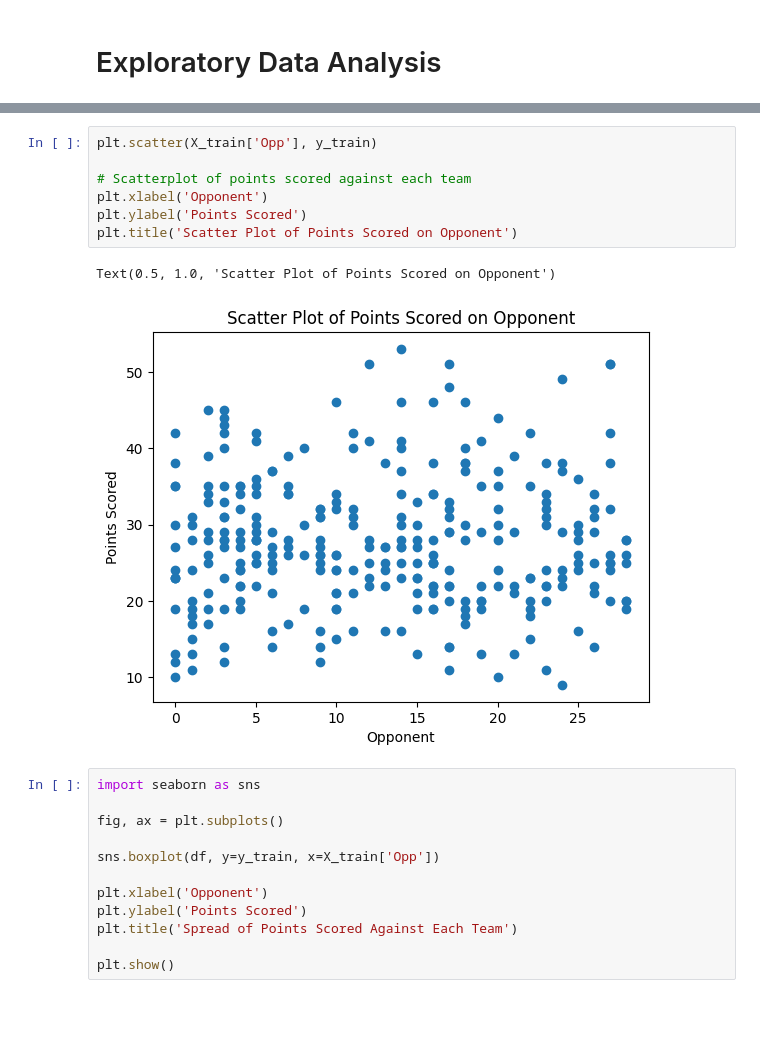
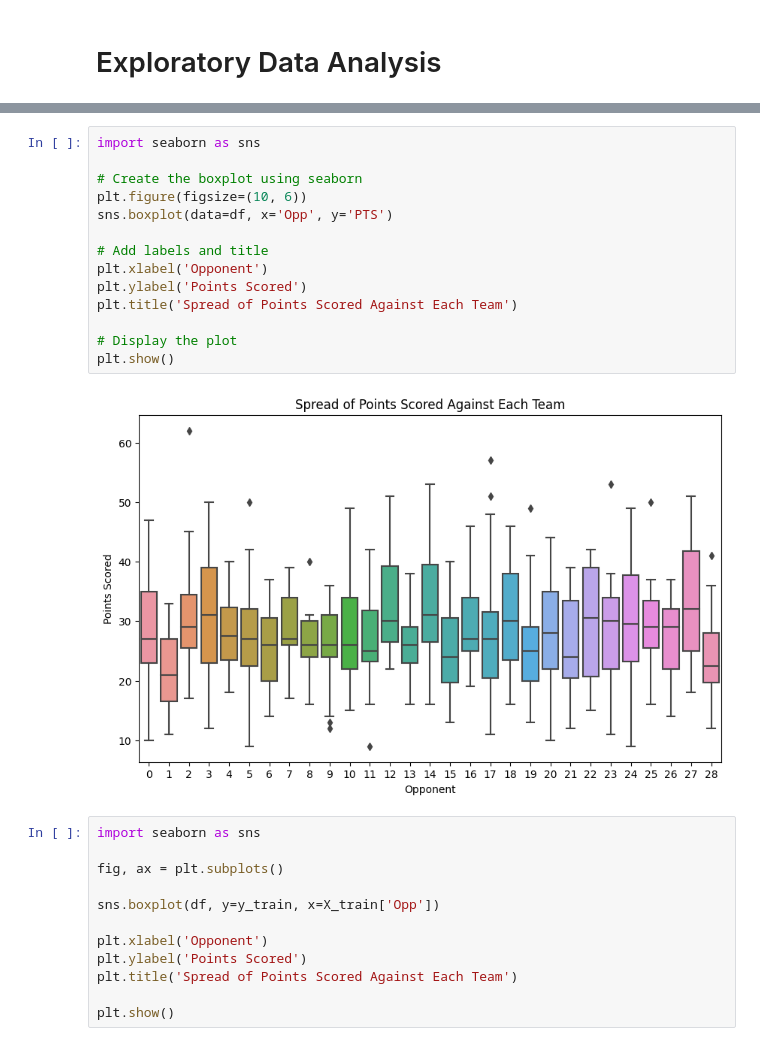
Before and after one commit to aryangandhi/NBA-Player-Points-Prediction, a Jupyter notebook: prediction_model.ipynb, the cells around one changed output, grey strips where cells are left out. Cells and saved outputs as stored; diff of their text form; blank space fills up the shorter version.

```diff
--- a/prediction_model.ipynb
+++ b/prediction_model.ipynb
@@ -242,13 +242,19 @@ plt.hist(y_train)
-# %%
-plt.scatter(X_train['Opp'], y_train)
-
-# Scatterplot of points scored against each team
-plt.xlabel('Opponent')
-plt.ylabel('Points Scored')
-plt.title('Scatter Plot of Points Scored on Opponent')
-# %% [output]
-Text(0.5, 1.0, 'Scatter Plot of Points Scored on Opponent')
-[figure, removed]
+# %%
+import seaborn as sns
+
+# Create the boxplot using seaborn
+plt.figure(figsize=(10, 6))
+sns.boxplot(data=df, x='Opp', y='PTS')
+
+# Add labels and title
+plt.xlabel('Opponent')
+plt.ylabel('Points Scored')
+plt.title('Spread of Points Scored Against Each Team')
+
+# Display the plot
+plt.show()
+# %% [output]
+[figure, added]
 # %%
 import seaborn as sns
 
```
Also changed, not shown: parts of 1 cell of this notebook.
